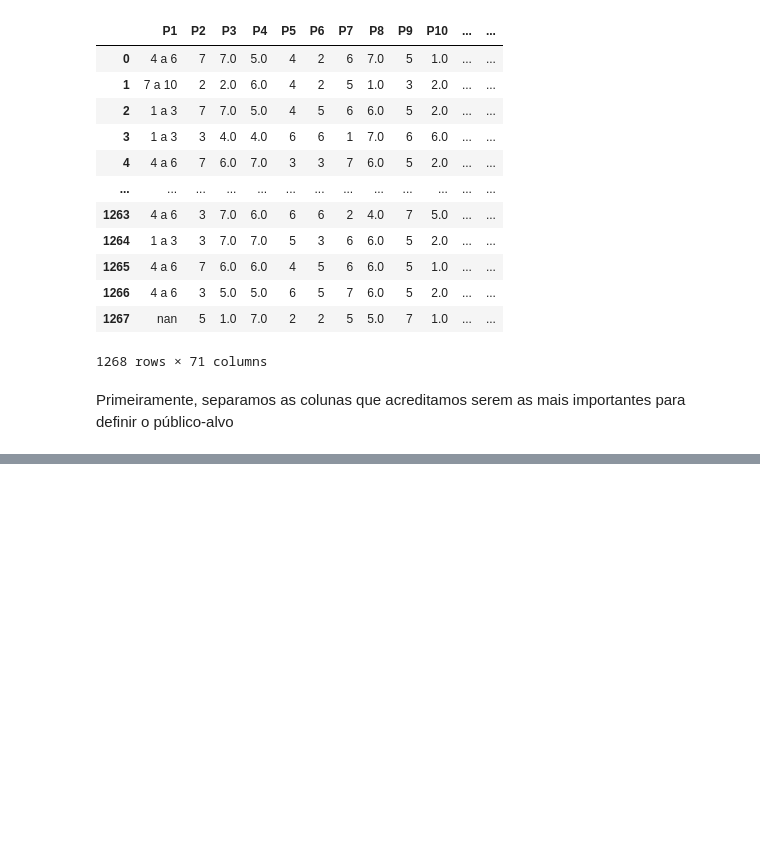
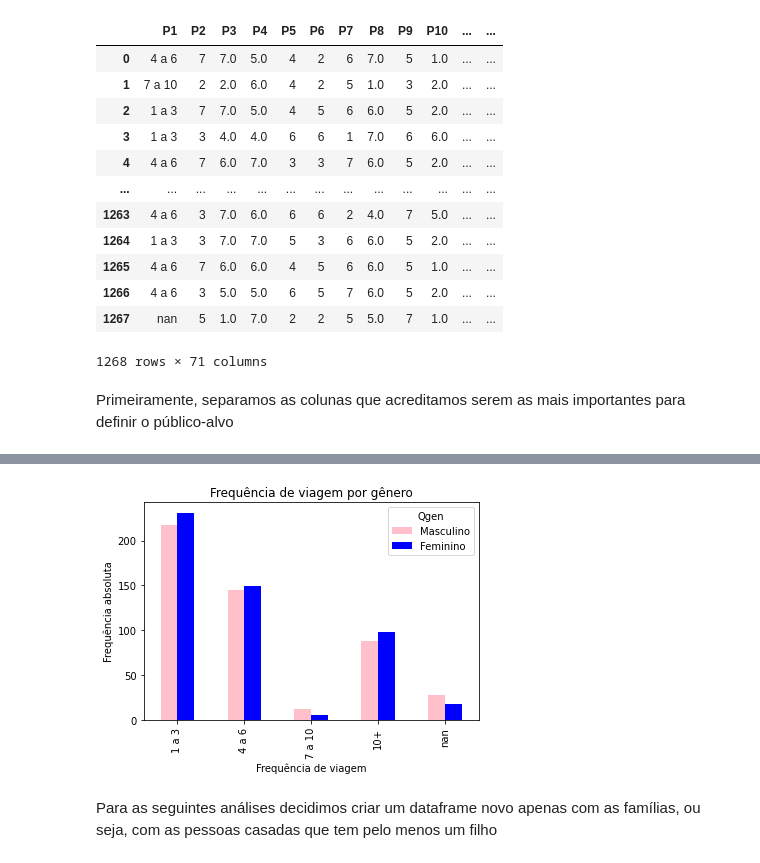
Before and after one commit to pmahfuz/Jr_hotelaria, a Jupyter notebook: Analise_base.ipynb, the cells around one changed output, grey strips where cells are left out. Drawn from its saved outputs; the diff is of its cells as text; code cells hidden in the pictures; blank space fills up the shorter version.

```diff
--- a/Analise_base.ipynb
+++ b/Analise_base.ipynb
@@ -177,0 +225,14 @@ plt.show()
+# %%
+# Gráfico de barras de frequência de viagem por gênero
+freq_x_gen = pd.crosstab(freq_de_viagem, genero)
+
+freq_x_gen.plot.bar(color = cores2)
+plt.title('Frequência de viagem por gênero')
+plt.ylabel('Frequência absoluta')
+plt.xlabel('Frequência de viagem')
+#plt.legend(loc='center')
+plt.show()
+# %% [output]
+[figure, added]
+# %% [markdown]
+Para as seguintes análises decidimos criar um dataframe novo apenas com as famílias, ou seja, com as pessoas casadas que tem pelo menos um filho
```
Also changed, not shown: parts of 10 cells of this notebook.
